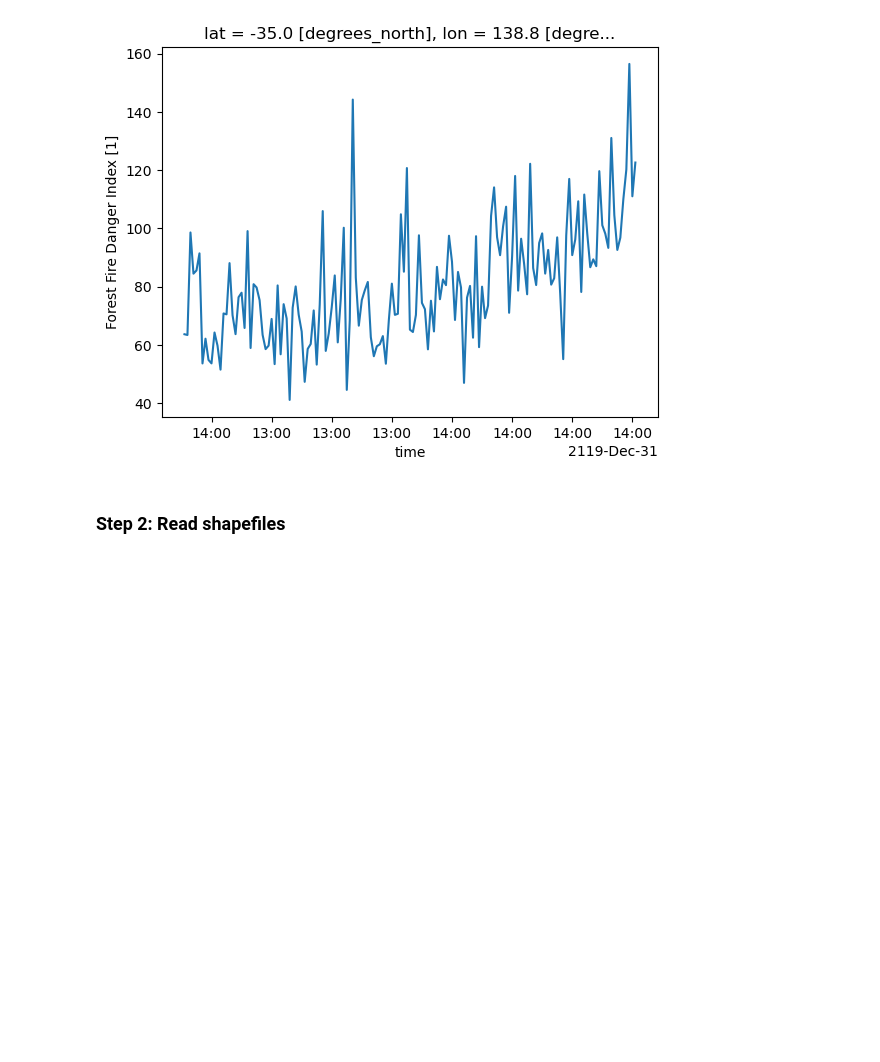
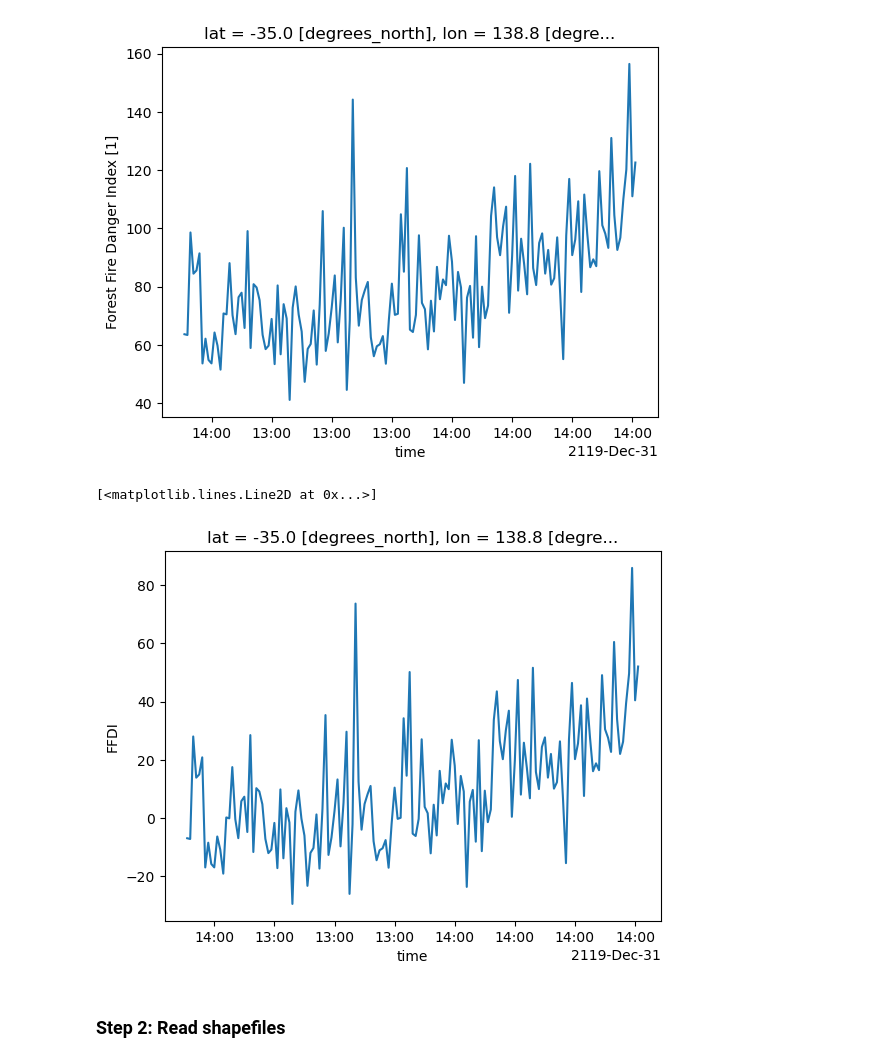
Before and after one commit to DamienIrving/treasury, a Jupyter notebook: ffdi-cmip6.ipynb, the cells around one changed output. Cells and saved outputs as stored; diff of their text form; code cells hidden in the pictures; blank space fills up the shorter version.

```diff
--- a/ffdi-cmip6.ipynb
+++ b/ffdi-cmip6.ipynb
@@ -45,6 +45,8 @@ ds_point['FFDI'].plot()
 [figure]
 # %%
 ffdix = ds['FFDI'].resample({'time': 'YE'}).max('time', keep_attrs=True)
+# %%
+ffdix = ffdix.compute()
 # %%
 ffdix_point = ffdix.sel({'lat': lat, 'lon': lon}, method='nearest')
 # %%
@@ -52,3 +54,5 @@ ffdix_point.plot()
 # %% [output]
 [<matplotlib.lines.Line2D at 0x...>]
 [figure]
+# %%
+ffdix_clim = ffdix.sel(time=slice('1950-01-01', '2014-12-31')).mean('time', keep_attrs=True)
@@ -55,3 +61,10 @@ ffdix_point.plot()
+# %%
+ffdix_anomaly_point = ffdix_anomaly.sel({'lat': lat, 'lon': lon}, method='nearest')
+# %%
+ffdix_anomaly_point.plot()
+# %% [output]
+[<matplotlib.lines.Line2D at 0x...>]
+[figure, added]
 # %% [markdown]
 ### Step 2: Read shapefiles
 # %%
```
Also changed, not shown: parts of 8 cells of this notebook.
